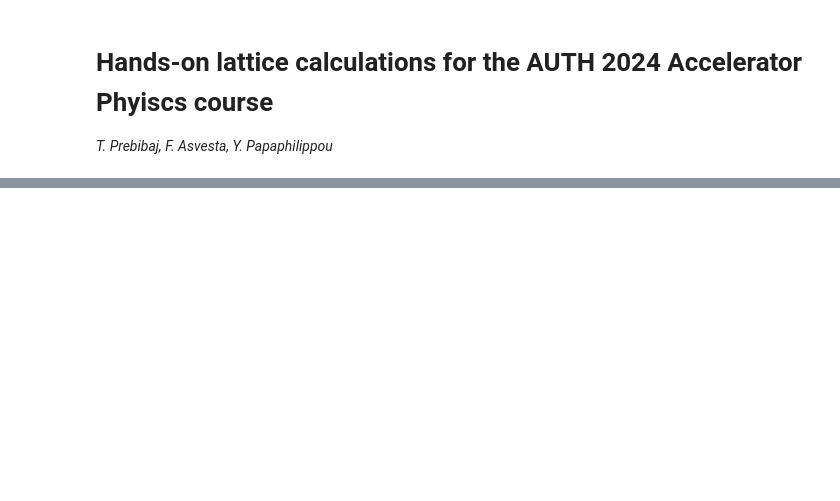
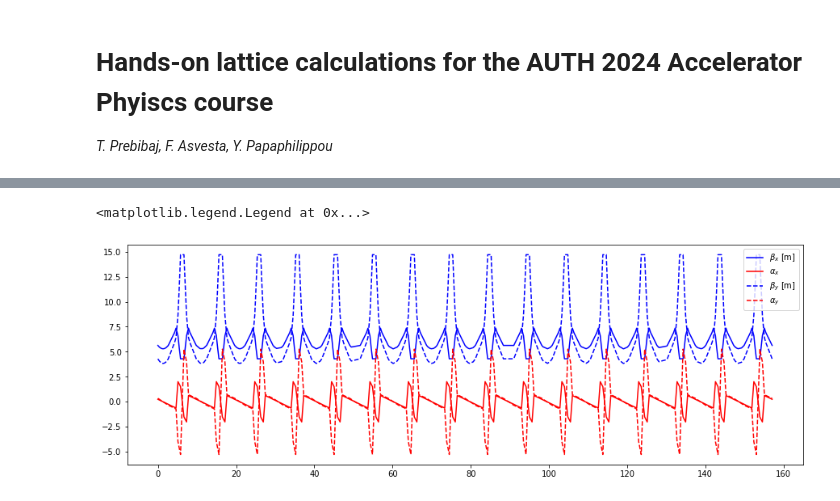
Before and after one commit to tprebiba/accelerators-teaching, a Jupyter notebook: 01_AUTH-2024_Accelerator_Physics/05_PSB_Xsuite_tracking_SOLUTIONS.ipynb, the cells around one changed output, grey strips where cells are left out. Saved outputs shown, nothing was run; the diff lists cells and outputs as text; code cells hidden in the pictures; blank space fills up the shorter version.

```diff
--- a/01_AUTH-2024_Accelerator_Physics/05_PSB_Xsuite_tracking_SOLUTIONS.ipynb
+++ b/01_AUTH-2024_Accelerator_Physics/05_PSB_Xsuite_tracking_SOLUTIONS.ipynb
@@ -198,0 +141,11 @@ Constant voltage = 8 kV added to the dummy RF.
+# %%
+plt.figure(figsize=(15,5))
+plt.plot(twiss_df['s'], twiss_df['betx'], label=r'$\beta_x$ [m]', c='blue')
+plt.plot(twiss_df['s'], twiss_df['alfx'], label=r'$\alpha_x$', c='red')
+plt.plot(twiss_df['s'], twiss_df['bety'], label=r'$\beta_y$ [m]', c='blue', ls='--')
+plt.plot(twiss_df['s'], twiss_df['alfy'], label=r'$\alpha_y$', c='red', ls='--')
+#plt.plot(twiss_df['s'], (1+twiss_df['alfx']**2)/twiss_df['betx'], label='gammax')
+plt.legend()
+# %% [output]
+<matplotlib.legend.Legend at 0x...>
+[figure, added]
```
Also changed, not shown: parts of 43 cells of this notebook, 1 other file.
